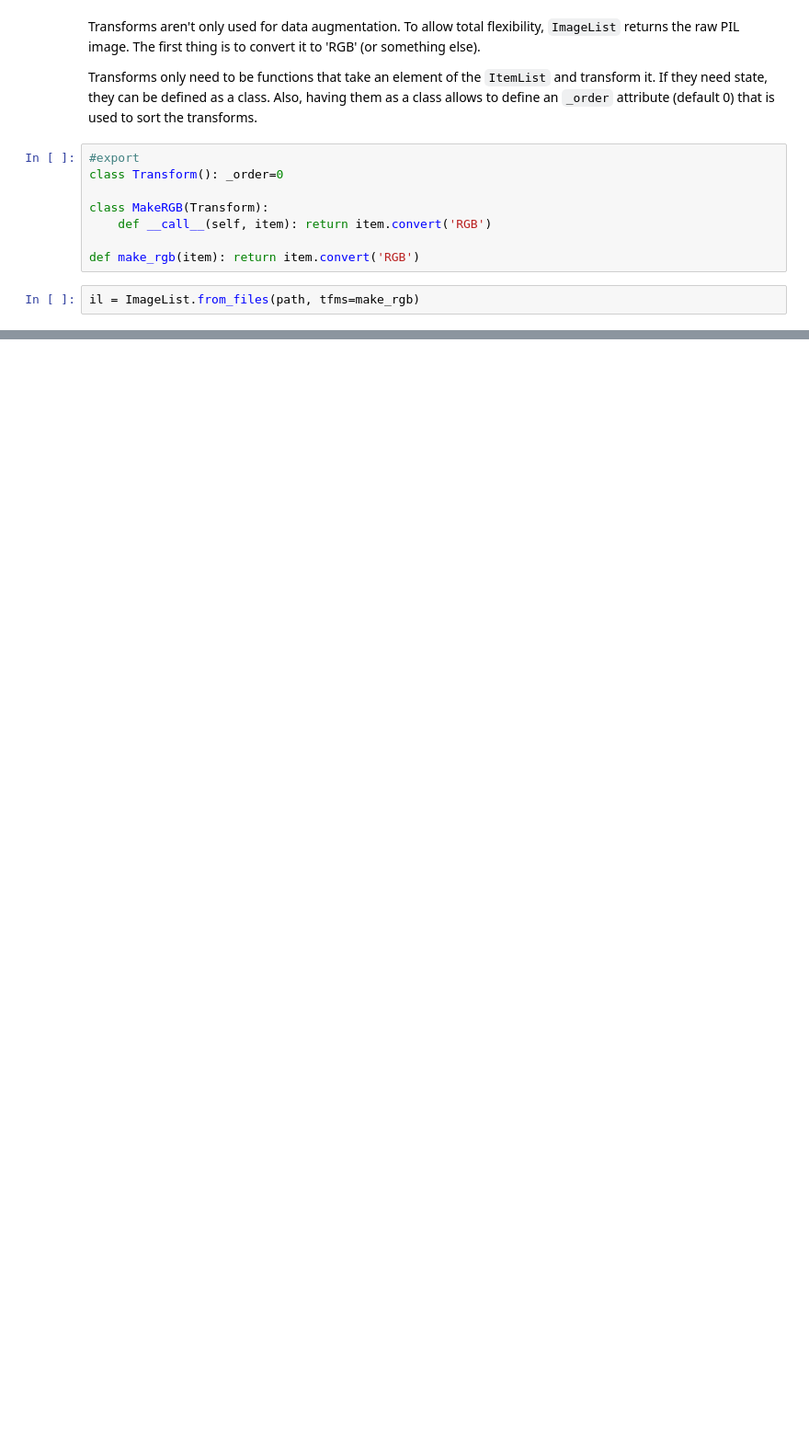
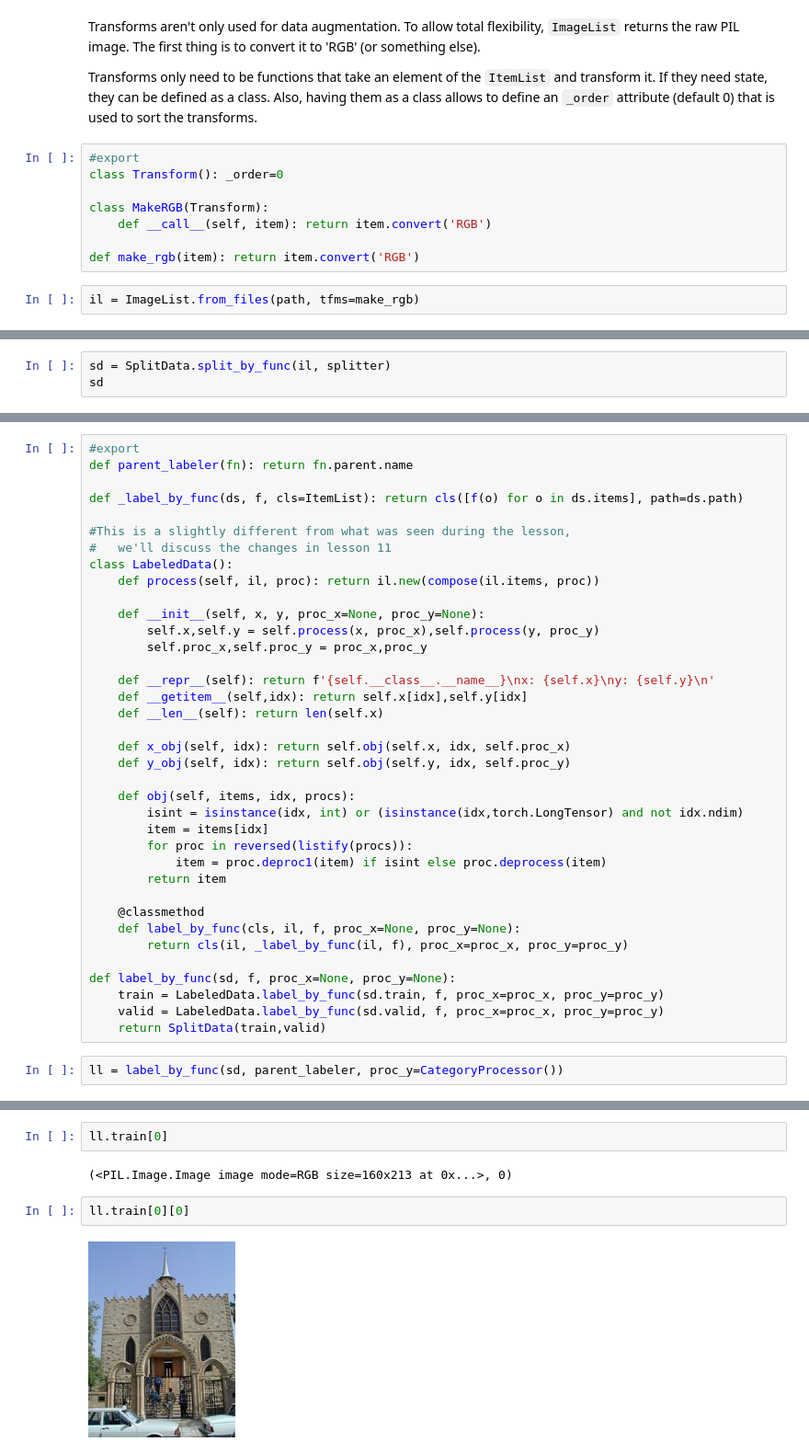
Before and after one commit to ojss/fast-ai-notebook, a Jupyter notebook: part-2/08_data_block.ipynb, the cells around one changed output, grey strips where cells are left out. Shown: that part at 92% size. Cells and saved outputs as stored; diff of their text form; blank space fills up the shorter version.

Commit message:
now on the final python lesson - revisit code for writing custom stuff later

```diff
--- a/part-2/08_data_block.ipynb
+++ b/part-2/08_data_block.ipynb
@@ -228,0 +280,3 @@ img
+# %%
+sd = SplitData.split_by_func(il, splitter)
+sd
@@ -228,0 +333,39 @@ img
+# %%
+#export
+def parent_labeler(fn): return fn.parent.name
+
+def _label_by_func(ds, f, cls=ItemList): return cls([f(o) for o in ds.items], path=ds.path)
+
+#This is a slightly different from what was seen during the lesson,
+#   we'll discuss the changes in lesson 11
+class LabeledData():
+    def process(self, il, proc): return il.new(compose(il.items, proc))
+
+    def __init__(self, x, y, proc_x=None, proc_y=None):
+        self.x,self.y = self.process(x, proc_x),self.process(y, proc_y)
+        self.proc_x,self.proc_y = proc_x,proc_y
+
+    def __repr__(self): return f'{self.__class__.__name__}\nx: {self.x}\ny: {self.y}\n'
+    def __getitem__(self,idx): return self.x[idx],self.y[idx]
+    def __len__(self): return len(self.x)
+
+    def x_obj(self, idx): return self.obj(self.x, idx, self.proc_x)
+    def y_obj(self, idx): return self.obj(self.y, idx, self.proc_y)
+
+    def obj(self, items, idx, procs):
+        isint = isinstance(idx, int) or (isinstance(idx,torch.LongTensor) and not idx.ndim)
+        item = items[idx]
+        for proc in reversed(listify(procs)):
+            item = proc.deproc1(item) if isint else proc.deprocess(item)
+        return item
+
+    @classmethod
+    def label_by_func(cls, il, f, proc_x=None, proc_y=None):
+        return cls(il, _label_by_func(il, f), proc_x=proc_x, proc_y=proc_y)
+
+def label_by_func(sd, f, proc_x=None, proc_y=None):
+    train = LabeledData.label_by_func(sd.train, f, proc_x=proc_x, proc_y=proc_y)
+    valid = LabeledData.label_by_func(sd.valid, f, proc_x=proc_x, proc_y=proc_y)
+    return SplitData(train,valid)
+# %%
+ll = label_by_func(sd, parent_labeler, proc_y=CategoryProcessor())
@@ -228,0 +405,8 @@ img
+# %%
+ll.train[0]
+# %% [output]
+(<PIL.Image.Image image mode=RGB size=160x213 at 0x...>, 0)
+# %%
+ll.train[0][0]
+# %% [output]
+[figure, added]
```
Also changed, not shown: parts of 72 cells of this notebook, 29 other files.
